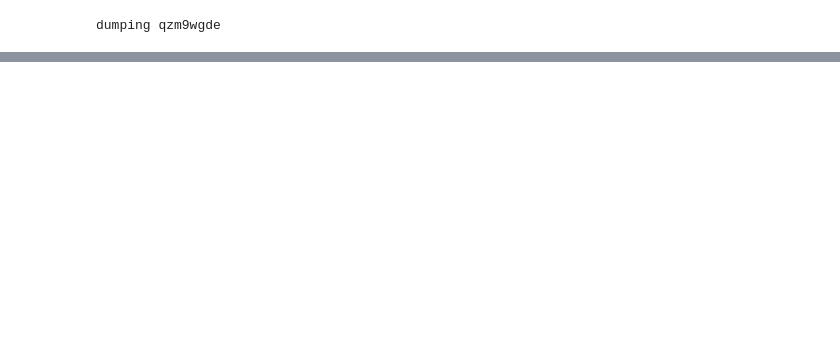
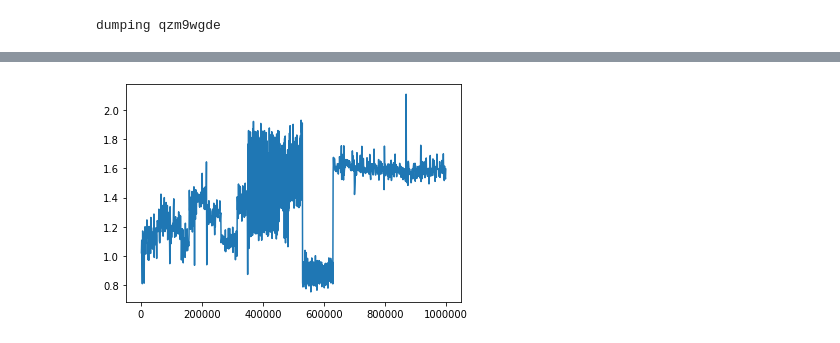
Before and after one commit to JonasTriki/inf368-exercise-3-cord-19, a Jupyter notebook: code/Coordle.ipynb, the cells around one changed output, grey strips where cells are left out. Drawn from its saved outputs; the diff is of its cells as text; code cells hidden in the pictures; blank space fills up the shorter version.

```diff
--- a/code/Coordle.ipynb
+++ b/code/Coordle.ipynb
@@ -273,3 +311,8 @@ ValidationError: ValidationError (WordToDoc:10minute) (StringField only accepts
+# %%
+plt.plot(xrange[1:], ratios[1:])
+plt.show()
+# %% [output]
+[figure, added]
 # %%
 import coordle_backend
 reload(coordle_backend)
```
Also changed, not shown: parts of 33 cells of this notebook, 6 other files.
